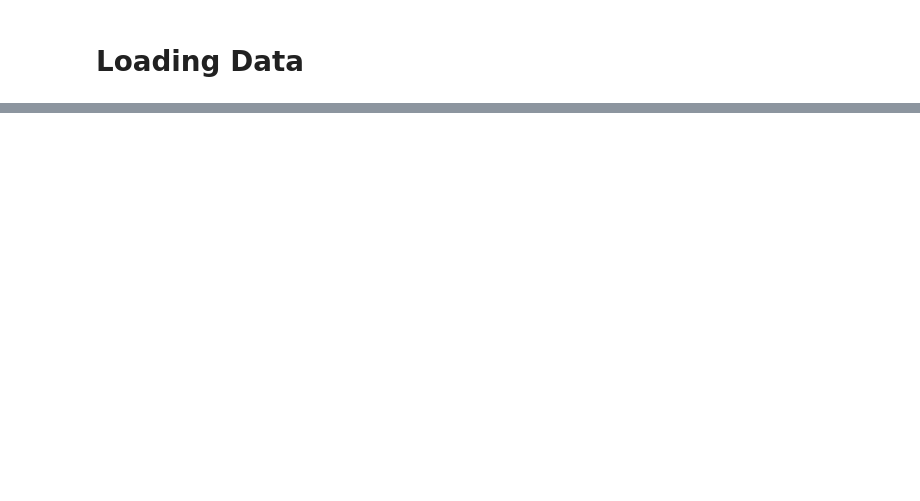
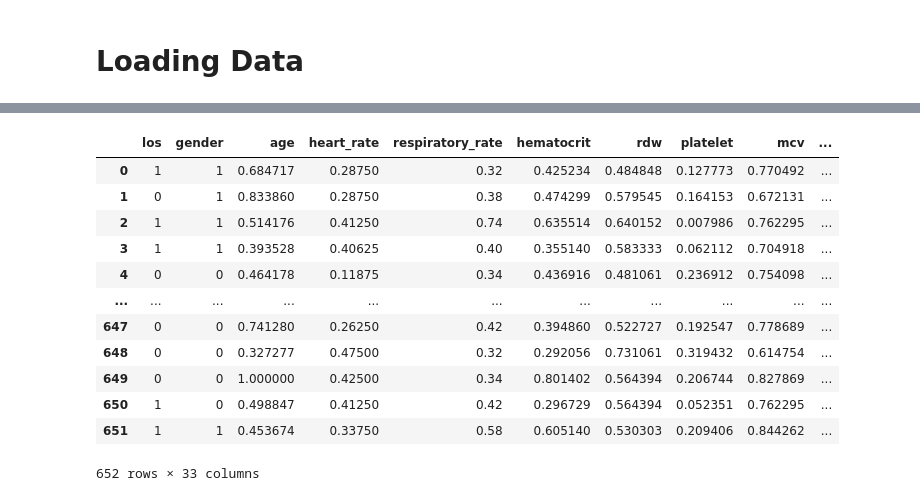
Before and after one commit to sitdownkevin/IBD-EDA, a Jupyter notebook: aes/lr_first_record.ipynb, the cells around one changed output, grey strips where cells are left out. Cells and saved outputs as stored; diff of their text form; code cells hidden in the pictures; blank space fills up the shorter version.

```diff
--- a/aes/lr_first_record.ipynb
+++ b/aes/lr_first_record.ipynb
@@ -47,11 +60,26 @@ data.columns
 # %%
 df = (
-    data.loc[data.die_in_icu == 1, :]
+    data
+    # .loc[data.die_in_icu == 1, :]
     .drop(columns=['die_in_icu'])
     .assign(los = (data.los >= data.los.mean()).astype('int32'))
 )
 
 df
+# %% [output]
+|  | los | gender | age | heart_rate | respiratory_rate | hematocrit | rdw | platelet | mcv | ... |
+| 0 | 1 | 1 | 0.684717 | 0.28750 | 0.32 | 0.425234 | 0.484848 | 0.127773 | 0.770492 | ... |
+| 1 | 0 | 1 | 0.833860 | 0.28750 | 0.38 | 0.474299 | 0.579545 | 0.164153 | 0.672131 | ... |
+| 2 | 1 | 1 | 0.514176 | 0.41250 | 0.74 | 0.635514 | 0.640152 | 0.007986 | 0.762295 | ... |
+| 3 | 1 | 1 | 0.393528 | 0.40625 | 0.40 | 0.355140 | 0.583333 | 0.062112 | 0.704918 | ... |
+| 4 | 0 | 0 | 0.464178 | 0.11875 | 0.34 | 0.436916 | 0.481061 | 0.236912 | 0.754098 | ... |
+| ... | ... | ... | ... | ... | ... | ... | ... | ... | ... | ... |
+| 647 | 0 | 0 | 0.741280 | 0.26250 | 0.42 | 0.394860 | 0.522727 | 0.192547 | 0.778689 | ... |
+| 648 | 0 | 0 | 0.327277 | 0.47500 | 0.32 | 0.292056 | 0.731061 | 0.319432 | 0.614754 | ... |
+| 649 | 0 | 0 | 1.000000 | 0.42500 | 0.34 | 0.801402 | 0.564394 | 0.206744 | 0.827869 | ... |
+| 650 | 1 | 0 | 0.498847 | 0.41250 | 0.42 | 0.296729 | 0.564394 | 0.052351 | 0.762295 | ... |
+| 651 | 1 | 1 | 0.453674 | 0.33750 | 0.58 | 0.605140 | 0.530303 | 0.209406 | 0.844262 | ... |
+652 rows × 33 columns
 # %%
 X = df.loc[:, df.columns != 'los']
 y = df.loc[:, df.columns == 'los']
```
Also changed, not shown: parts of 7 cells of this notebook, 1 other file.
